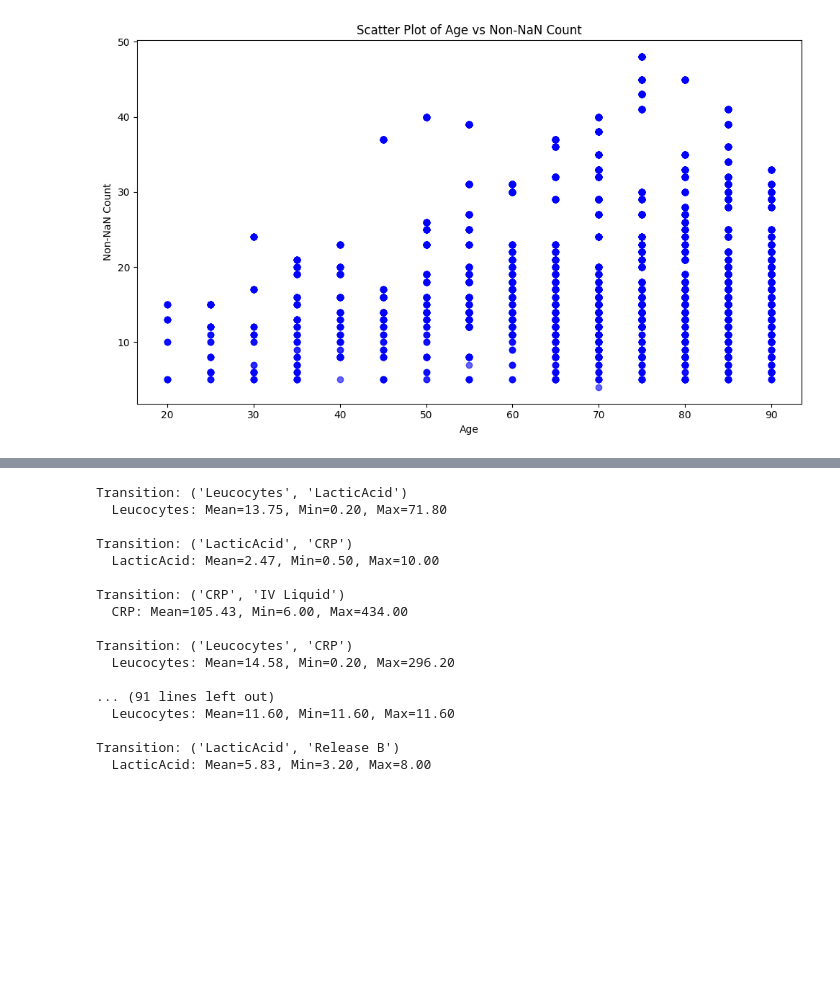
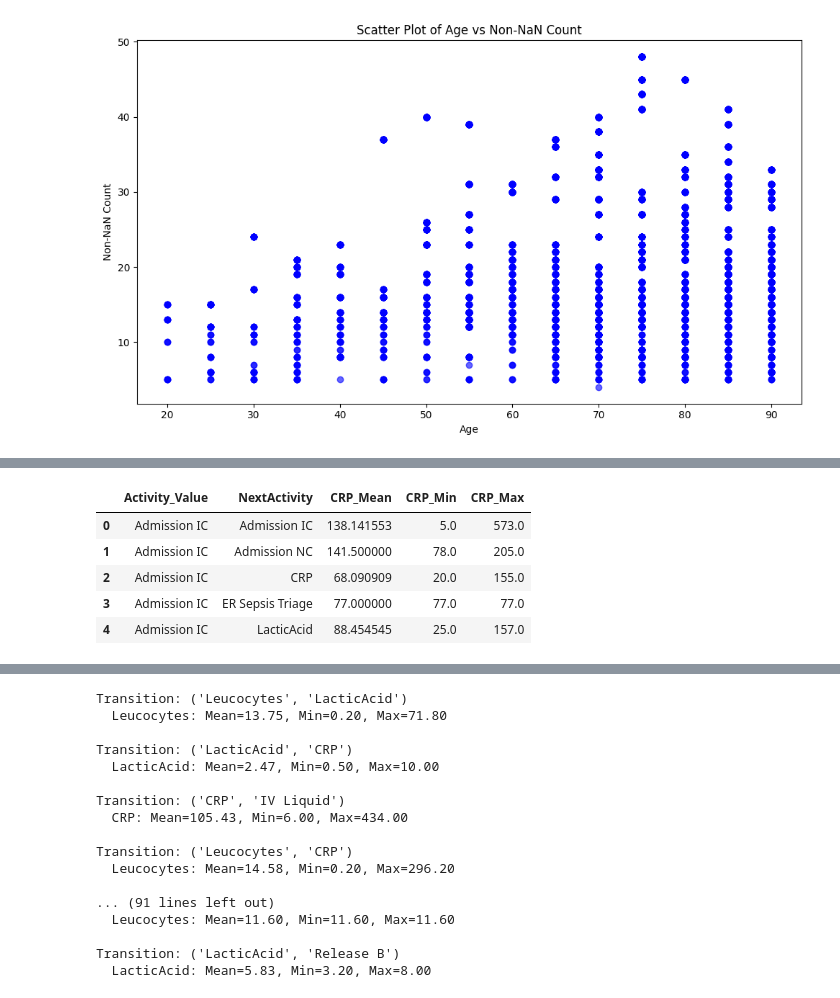
Before and after one commit to mohdkashifansari/Process_Analytics, a Jupyter notebook: model.ipynb, the cells around one changed output, grey strips where cells are left out. Cells and saved outputs as stored; diff of their text form; code cells hidden in the pictures; blank space fills up the shorter version.

```diff
--- a/model.ipynb
+++ b/model.ipynb
@@ -455,0 +538,9 @@ plt.show()
+# %%
+crp_df.head()
+# %% [output]
+|  | Activity_Value | NextActivity | CRP_Mean | CRP_Min | CRP_Max |
+| 0 | Admission IC | Admission IC | 138.141553 | 5.0 | 573.0 |
+| 1 | Admission IC | Admission NC | 141.500000 | 78.0 | 205.0 |
+| 2 | Admission IC | CRP | 68.090909 | 20.0 | 155.0 |
+| 3 | Admission IC | ER Sepsis Triage | 77.000000 | 77.0 | 77.0 |
+| 4 | Admission IC | LacticAcid | 88.454545 | 25.0 | 157.0 |
```
Also changed, not shown: parts of 9 cells of this notebook.
